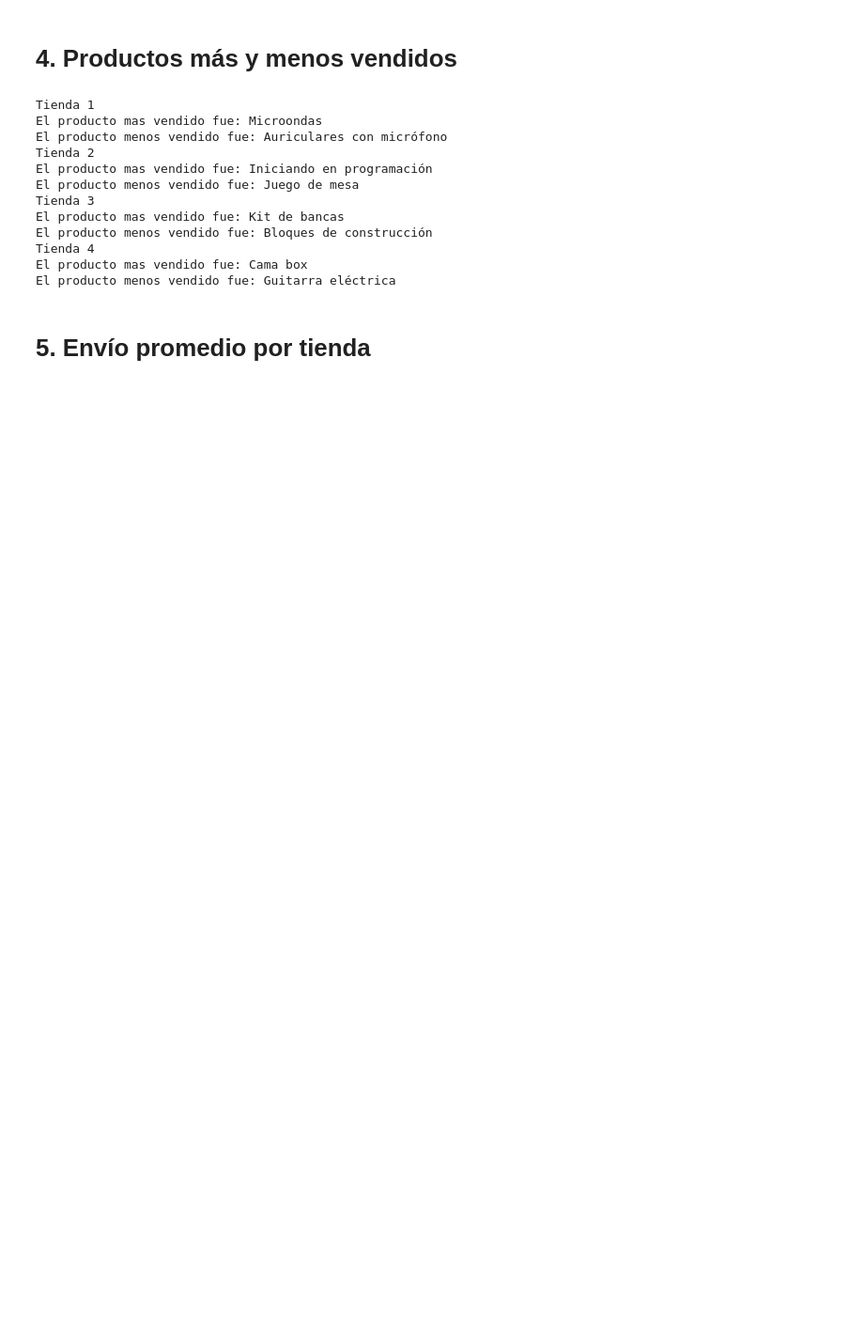
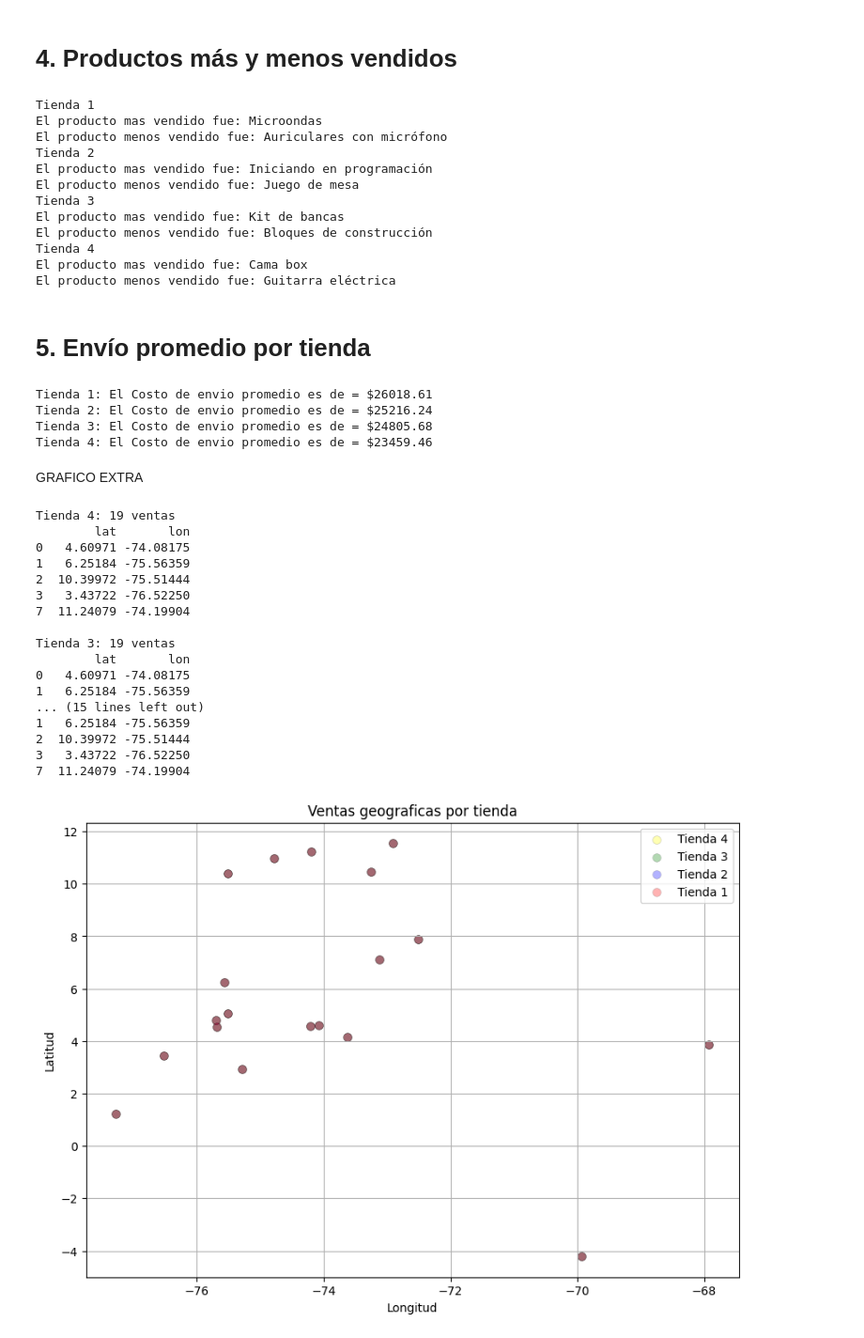
Before and after one commit to PRsant90/ChallengeDatos, a Jupyter notebook: AluraStoreLatam.ipynb, the cells around one changed output. Shown: that part at 94% size. Cells and saved outputs as stored; diff of their text form; code cells hidden in the pictures; blank space fills up the shorter version.

```diff
--- a/AluraStoreLatam.ipynb
+++ b/AluraStoreLatam.ipynb
@@ -187,0 +232,13 @@ El producto menos vendido fue: Guitarra eléctrica
+# %%
+promedio_envio_tienda = [promedio_envio(url) for url in urls]
+nombres_tiendas = [f'Tienda {i}' for i in range(1, len(urls)+ 1)]
+
+for nombre, promedio in zip(nombres_tiendas, promedio_envio_tienda):
+    print(f'{nombre}: El Costo de envio promedio es de = ${promedio:.2f}')
+# %% [output]
+Tienda 1: El Costo de envio promedio es de = $26018.61
+Tienda 2: El Costo de envio promedio es de = $25216.24
+Tienda 3: El Costo de envio promedio es de = $24805.68
+Tienda 4: El Costo de envio promedio es de = $23459.46
+# %% [markdown]
+GRAFICO EXTRA
@@ -187,0 +247,50 @@ El producto menos vendido fue: Guitarra eléctrica
+# %%
+colores = ['red','blue', 'green','yellow']
+
+urls_invertidas = urls[::-1]
+colores_invertidos = colores[::-1]
+
+plt.figure(figsize=(10,7))
+
+for i, (url, color) in enumerate(zip(urls_invertidas, colores_invertidos), start=1):
+  tienda = tienda.drop_duplicates(['lat', 'lon'])
+  print(f'Tienda {5 - i}: {len(tienda)} ventas')
+  print(tienda[['lat','lon']].head())
+  print()
+
+  plt.scatter(
+      tienda['lon'],
+      tienda['lat'],
+      label = f'Tienda {5 - i}',
+      alpha=0.3,
+      s=50,
+      color= color,
+      edgecolors= 'black',
+      linewidths= 0.3
+    )
+
+plt.title("Ventas geograficas por tienda")
+plt.xlabel("Longitud")
+plt.ylabel("Latitud")
+plt.legend()
+plt.grid(True)
+plt.show()
+# %% [output]
+Tienda 4: 19 ventas
+        lat       lon
+0   4.60971 -74.08175
+1   6.25184 -75.56359
+2  10.39972 -75.51444
+3   3.43722 -76.52250
+7  11.24079 -74.19904
+
+Tienda 3: 19 ventas
+        lat       lon
+0   4.60971 -74.08175
+1   6.25184 -75.56359
+... (15 lines left out)
+1   6.25184 -75.56359
+2  10.39972 -75.51444
+3   3.43722 -76.52250
+7  11.24079 -74.19904
+[figure, added]
```
Also changed, not shown: parts of 9 cells of this notebook.
